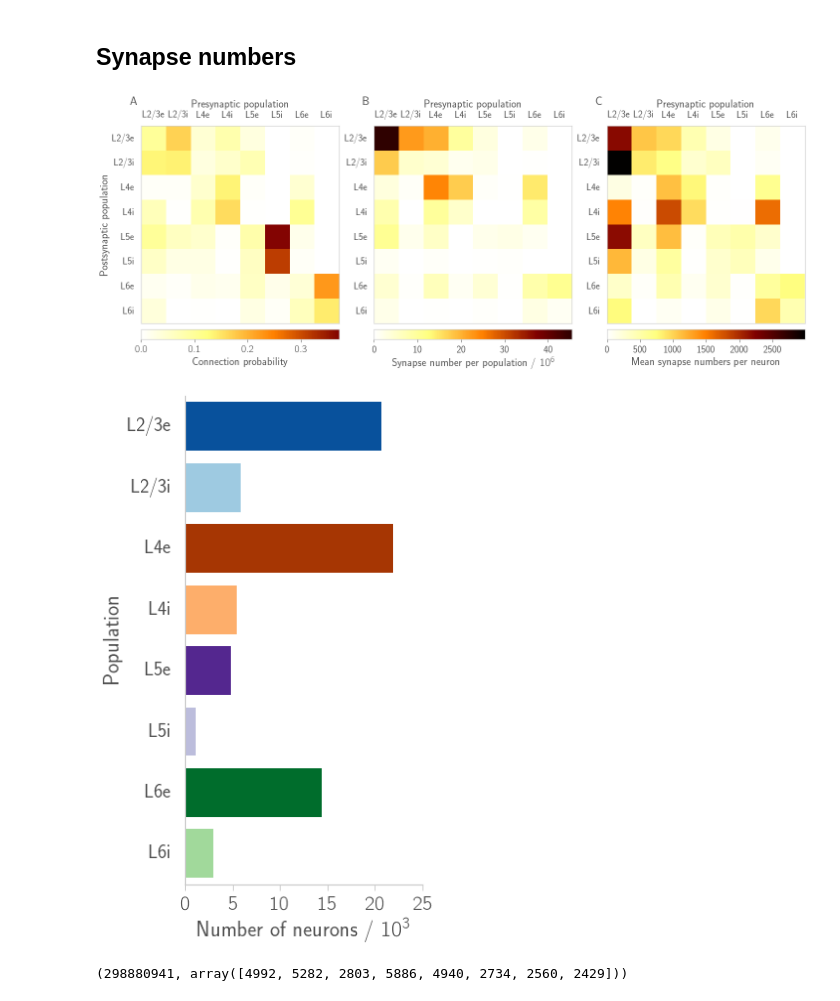
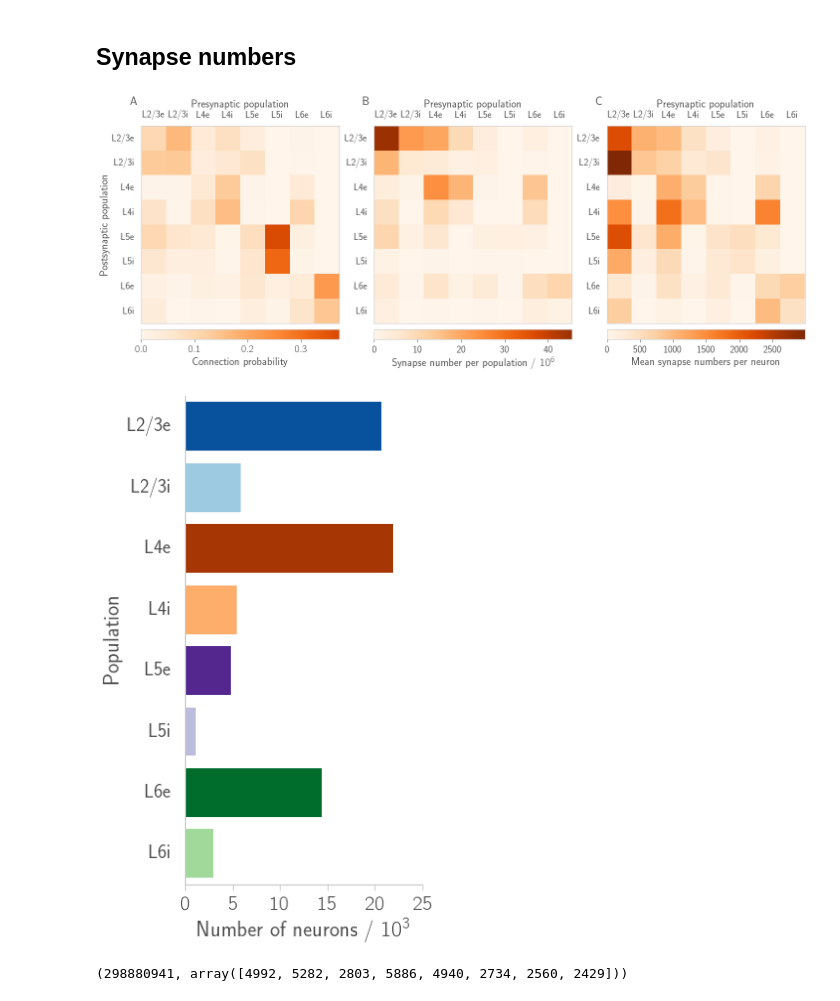
Before and after one commit to frschu/microcircuit, a Jupyter notebook: analysis/model_validation.ipynb, the cells around one changed output. Cells and saved outputs as stored; diff of their text form; code cells hidden in the pictures.

```diff
--- a/analysis/model_validation.ipynb
+++ b/analysis/model_validation.ipynb
@@ -32,12 +34,13 @@ colors = style.colors
 # %%
 ## from matplotlib import cm
 from mpl_toolkits.axes_grid1 import make_axes_locatable
+from matplotlib import cm
 model = model_class.model()
 label_populations = hf.rlbl(model.populations)
 
 def plot_heatmap(ax, data, cbar_label, cbar_format, clim, cbar_ticks):
     extent = [0, 8, 0, 8]
-    heatmap = ax.imshow(data, interpolation='none', extent=extent, cmap=cm.afmhot_r)
+    heatmap = ax.imshow(data, interpolation='none', extent=extent, cmap=cm.Oranges)
 
     # Color bar (with tight layout)
     divider = make_axes_locatable(ax)
@@ -119,34 +122,34 @@ if save_fig:
 
 ######################################################
 # Population size
 ######################################################
 xfactor = 1.3
 figsize = (xfactor*3.83, xfactor*6.2)
 fig2 = plt.figure(figsize=figsize)
 ax3 = hf.add_subplot(fig2, n_rows_cols=(1, 1), index_row_col=(0, 0), rowspan=1, colspan=1)
 
 bar_edges = np.arange(0, 8, 1) + 0.1
 if reverse_order:
     bar_edges = bar_edges[::-1]
 ticks=np.arange(0.5, 8., 1)
 
 for i in range(8):
     ax3.barh(bar_edges[i], model.n_neurons[i] * 1e-3, height=0.8, color=colors[i], linewidth=0)
 ax3.set_yticks(ticks)
 yticklabels = label_populations
 if reverse_order:
     yticklabels = yticklabels[::-1]
 ax3.set_yticklabels(yticklabels)
 ax3.set_ylabel('Population')
 ax3.set_xlabel('Number of neurons / $10^3$')
 style.fixticks(ax3)
 ax3.yaxis.set_ticks_position('none')
 
 fig_name    = "population_size"
 if save_fig:
     hf.saving_fig(fig2, figure_path, fig_name, verbose=False)
 # %% [output]
-[figure, old version]
+[figure, new version]
 [figure]
 # %%
 total_synapses = np.sum(model.C_ab)
```
Also changed, not shown: parts of 6 cells of this notebook, 8 other files.
